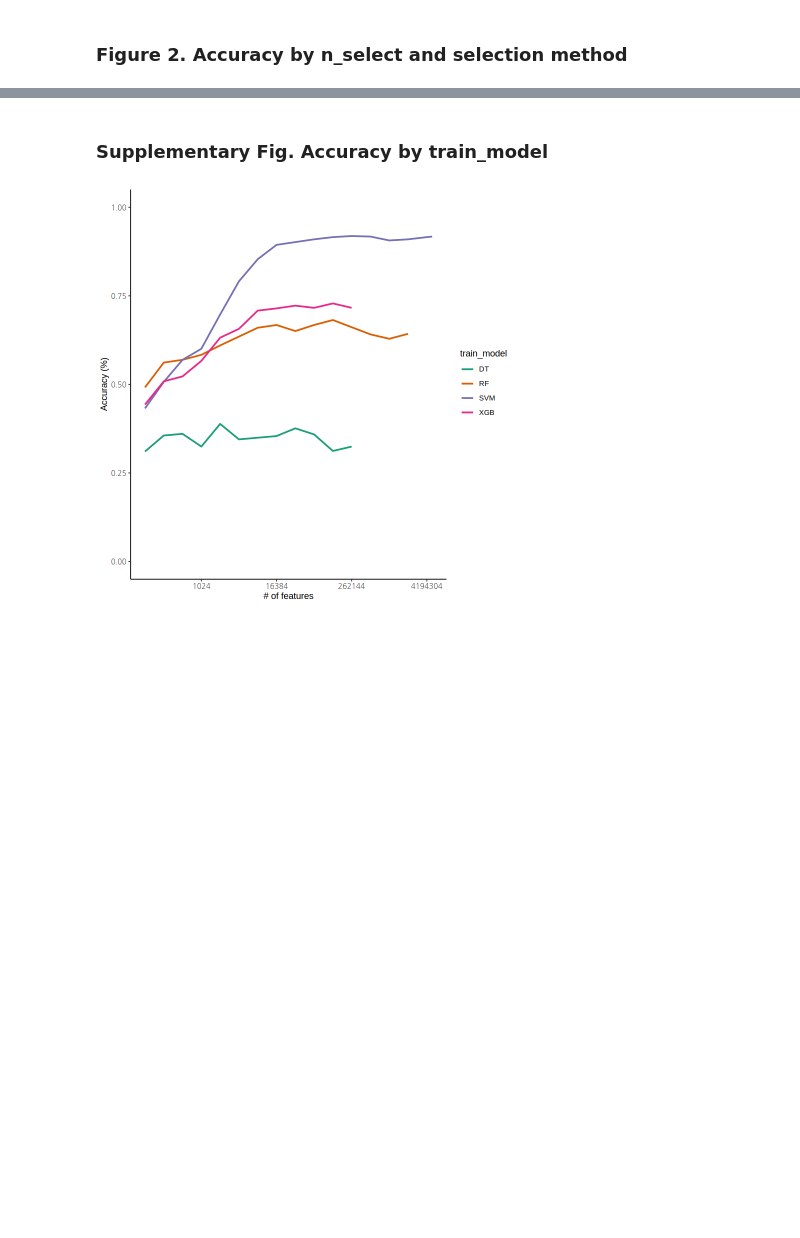
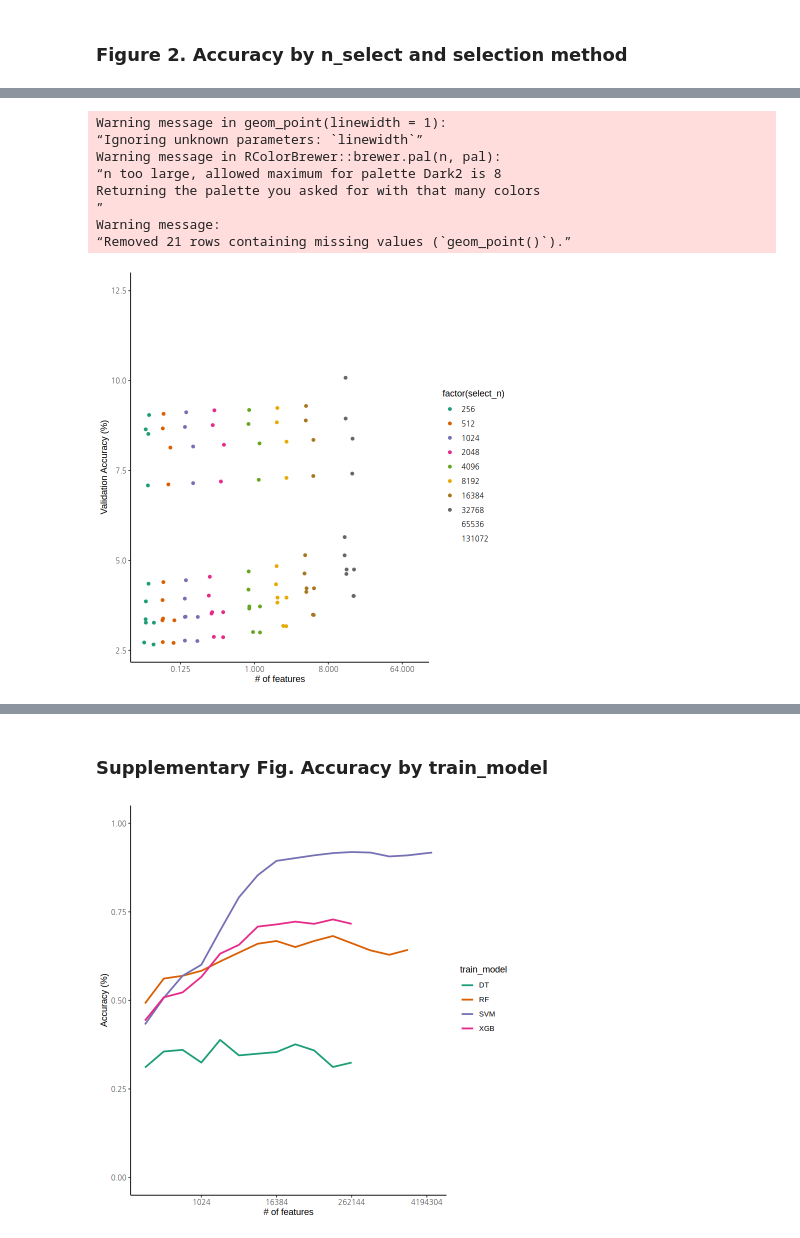
Before and after one commit to Jinhyun-Kim/geography_prediction, a Jupyter notebook: draw_figure.ipynb, the cells around one changed output, grey strips where cells are left out. Cells and saved outputs as stored; diff of their text form; code cells hidden in the pictures; blank space fills up the shorter version.

```diff
--- a/draw_figure.ipynb
+++ b/draw_figure.ipynb
@@ -57,0 +66,22 @@ p = ggplot(data = df_for_plot, aes(x = select_n, y = valset_accuracy, group = pl
+# %%
+p = ggplot(data = df_for_plot, aes(x = train_cpu_time, y = train_memory_usage, group = plot_unit, colour = factor(select_n))) +
+  geom_point(linewidth = 1) +
+  xlab("# of features") +
+  ylab("Validation Accuracy (%)") +
+  scale_color_brewer(palette = "Dark2") +
+  scale_x_continuous(trans='log2') +
+  #scale_y_continuous(limits = c(0,1)) +
+  theme_bw() +
+  theme(panel.border = element_blank(), panel.grid.major = element_blank(),
+        panel.grid.minor = element_blank(), axis.line = element_line(colour = "black"));
+        print(p)
+# %% [output]
+Warning message in geom_point(linewidth = 1):
+“Ignoring unknown parameters: `linewidth`”
+Warning message in RColorBrewer::brewer.pal(n, pal):
+“n too large, allowed maximum for palette Dark2 is 8
+Returning the palette you asked for with that many colors
+”
+Warning message:
+“Removed 21 rows containing missing values (`geom_point()`).”
+[figure, added]
```
Also changed, not shown: parts of 10 cells of this notebook, 3 other files.
